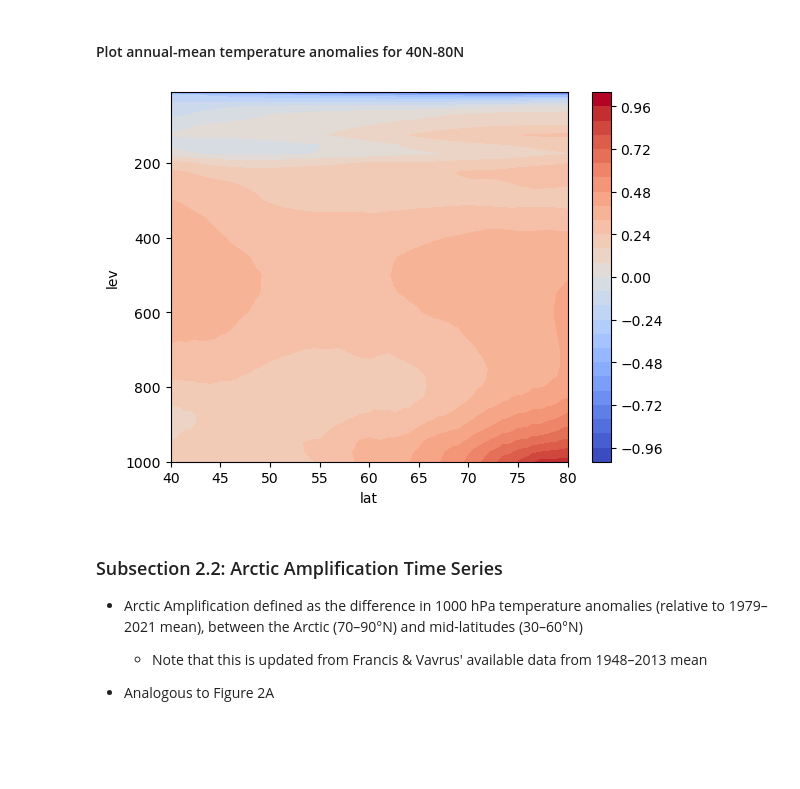
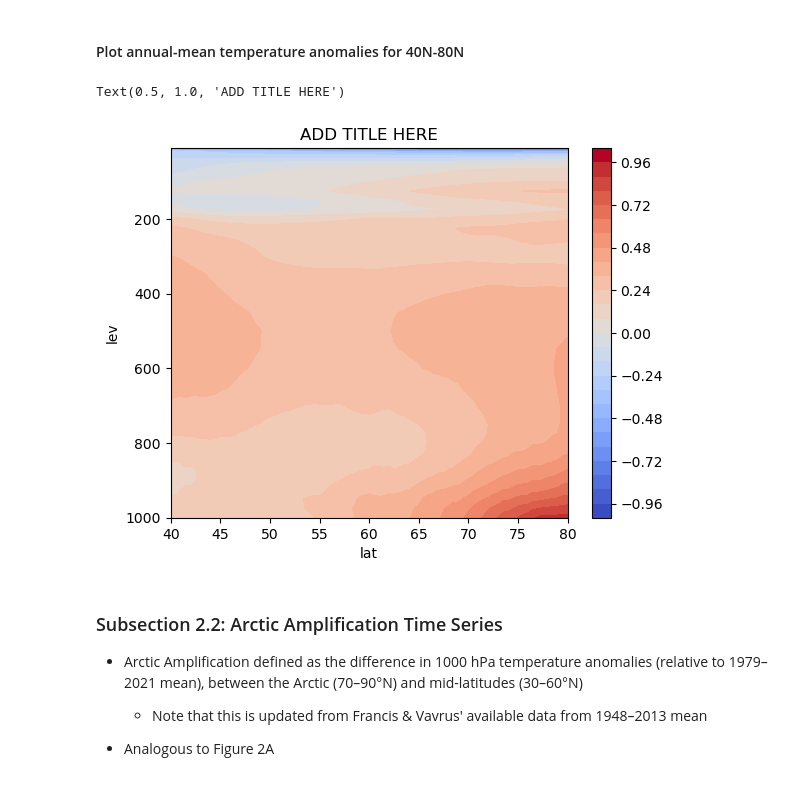
Before and after one commit to cgsutter/ATM622-General-Circulation, a Jupyter notebook: AA_NYSM.ipynb, the cells around one changed output. Cells and saved outputs as stored; diff of their text form; code cells hidden in the pictures; blank space fills up the shorter version.

```diff
--- a/AA_NYSM.ipynb
+++ b/AA_NYSM.ipynb
@@ -247,9 +253,11 @@ Attributes: (0)
 # %% [markdown]
 #### Plot annual-mean temperature anomalies for 40N-80N
 # %%
-plt  = xr.plot.contourf(t_anom_da, x = 'lat', y = 'lev', levels = 30, yincrease=False, cmap = 'coolwarm')
+xr.plot.contourf(t_anom_da, x = 'lat', y = 'lev', levels = 30, yincrease=False, cmap = 'coolwarm')
+plt.title("ADD TITLE HERE")
 # %% [output]
+Text(0.5, 1.0, 'ADD TITLE HERE')
-[figure, old version]
+[figure, new version]
 # %% [markdown]
 ### Subsection 2.2: Arctic Amplification Time Series
 
```
Also changed, not shown: parts of 53 cells of this notebook, 2 other files.
